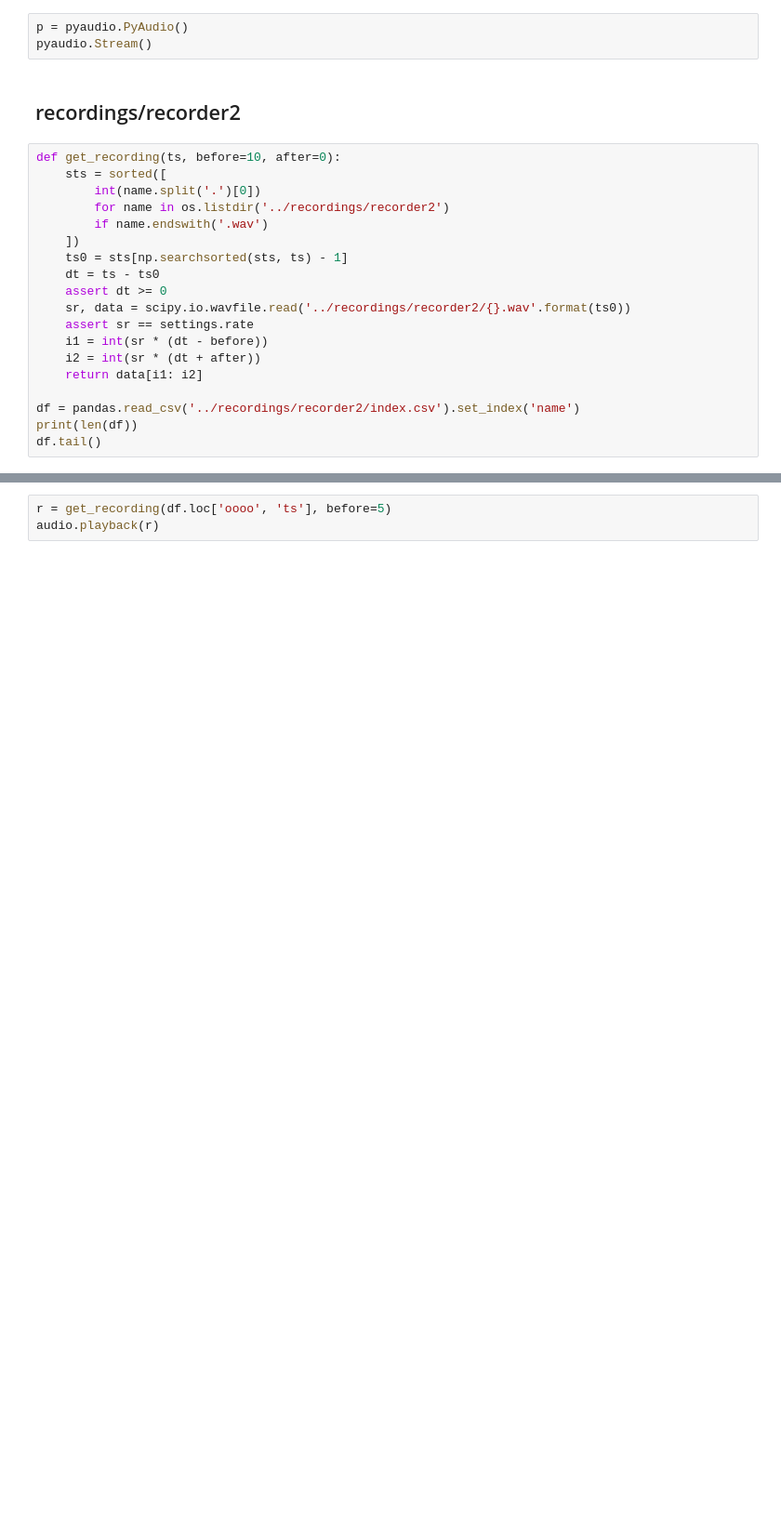
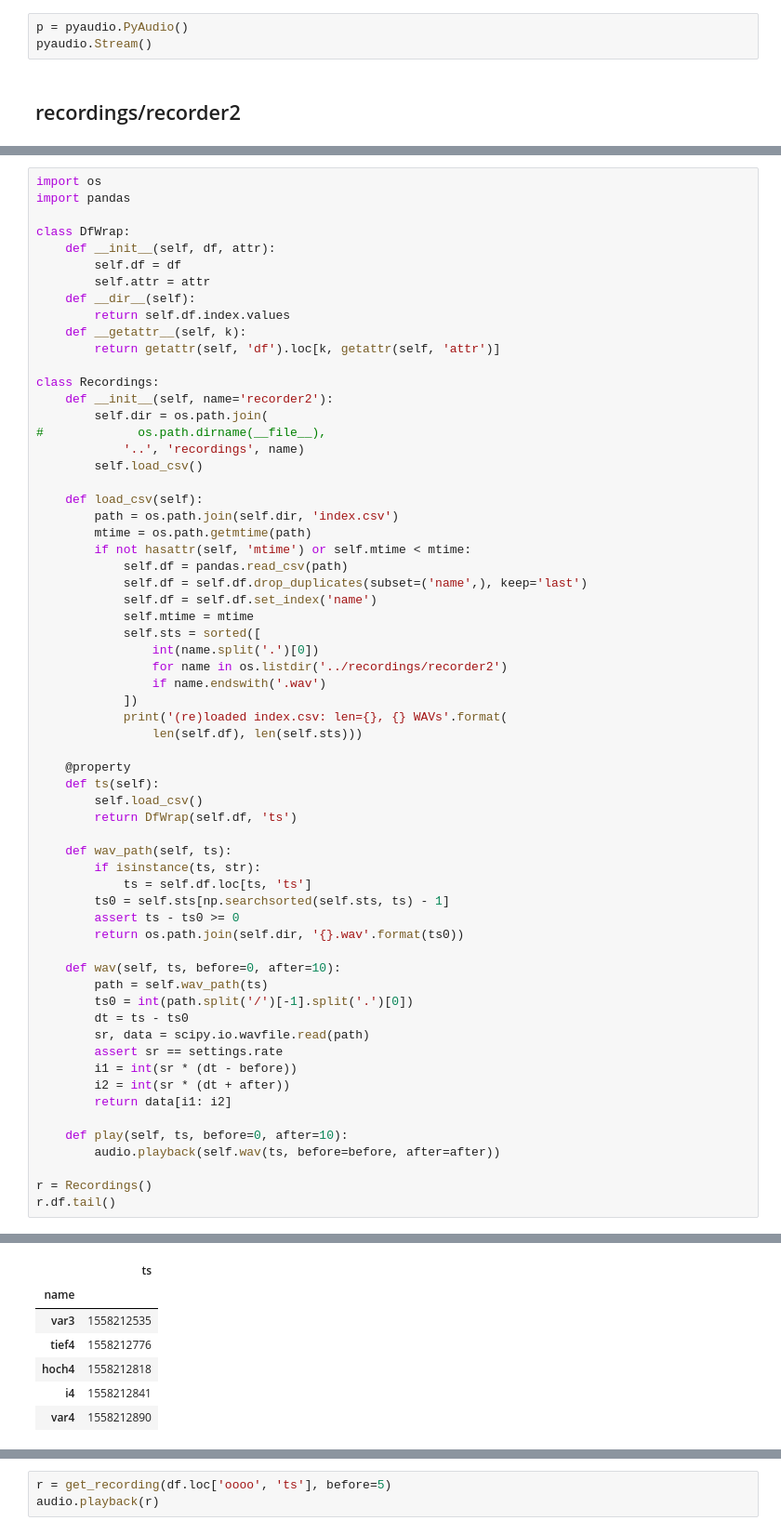
Before and after one commit to nuru-nu/moyo, a Jupyter notebook: notebooks/audio.ipynb, the cells around one changed output, grey strips where cells are left out. Shown at 93% size. Drawn from its saved outputs; the diff is of its cells as text; blank space fills up the shorter version.

```diff
--- a/notebooks/audio.ipynb
+++ b/notebooks/audio.ipynb
@@ -96,22 +100,3 @@ p = pyaudio.PyAudio()
 pyaudio.Stream()
 # %% [markdown]
 ## recordings/recorder2
-# %%
-def get_recording(ts, before=10, after=0):
-    sts = sorted([
-        int(name.split('.')[0])
-        for name in os.listdir('../recordings/recorder2')
-        if name.endswith('.wav')
-    ])
-    ts0 = sts[np.searchsorted(sts, ts) - 1]
-    dt = ts - ts0
-    assert dt >= 0
-    sr, data = scipy.io.wavfile.read('../recordings/recorder2/{}.wav'.format(ts0))
-    assert sr == settings.rate
-    i1 = int(sr * (dt - before))
-    i2 = int(sr * (dt + after))
-    return data[i1: i2]
-
-df = pandas.read_csv('../recordings/recorder2/index.csv').set_index('name')
-print(len(df))
-df.tail()
@@ -125,0 +103,64 @@ audio.playback(get_recording(df.loc['oooo', 'ts'], before=5))
+# %%
+import os
+import pandas
+
+class DfWrap:
+    def __init__(self, df, attr):
+        self.df = df
+        self.attr = attr
+    def __dir__(self):
+        return self.df.index.values
+    def __getattr__(self, k):
+        return getattr(self, 'df').loc[k, getattr(self, 'attr')]
+
+class Recordings:
+    def __init__(self, name='recorder2'):
+        self.dir = os.path.join(
+#             os.path.dirname(__file__),
+            '..', 'recordings', name)
+        self.load_csv()
+
+    def load_csv(self):
+        path = os.path.join(self.dir, 'index.csv')
+        mtime = os.path.getmtime(path)
+        if not hasattr(self, 'mtime') or self.mtime < mtime:
+            self.df = pandas.read_csv(path)
+            self.df = self.df.drop_duplicates(subset=('name',), keep='last')
+            self.df = self.df.set_index('name')
+            self.mtime = mtime
+            self.sts = sorted([
+                int(name.split('.')[0])
+                for name in os.listdir('../recordings/recorder2')
+                if name.endswith('.wav')
+            ])
+            print('(re)loaded index.csv: len={}, {} WAVs'.format(
+                len(self.df), len(self.sts)))
+
+    @property
+    def ts(self):
+        self.load_csv()
+        return DfWrap(self.df, 'ts')
+
+    def wav_path(self, ts):
+        if isinstance(ts, str):
+            ts = self.df.loc[ts, 'ts']
+        ts0 = self.sts[np.searchsorted(self.sts, ts) - 1]
+        assert ts - ts0 >= 0
+        return os.path.join(self.dir, '{}.wav'.format(ts0))
+
+    def wav(self, ts, before=0, after=10):
+        path = self.wav_path(ts)
+        ts0 = int(path.split('/')[-1].split('.')[0])
+        dt = ts - ts0
+        sr, data = scipy.io.wavfile.read(path)
+        assert sr == settings.rate
+        i1 = int(sr * (dt - before))
+        i2 = int(sr * (dt + after))
+        return data[i1: i2]
+
+    def play(self, ts, before=0, after=10):
+        audio.playback(self.wav(ts, before=before, after=after))
+
+r = Recordings()
+r.df.tail()
+# %% [output]
@@ -125,0 +168,7 @@ audio.playback(get_recording(df.loc['oooo', 'ts'], before=5))
+|  | ts |
+| name |  |
+| var3 | 1558212535 |
+| tief4 | 1558212776 |
+| hoch4 | 1558212818 |
+| i4 | 1558212841 |
+| var4 | 1558212890 |
```
Also changed, not shown: parts of 12 cells of this notebook, 1 other file.
